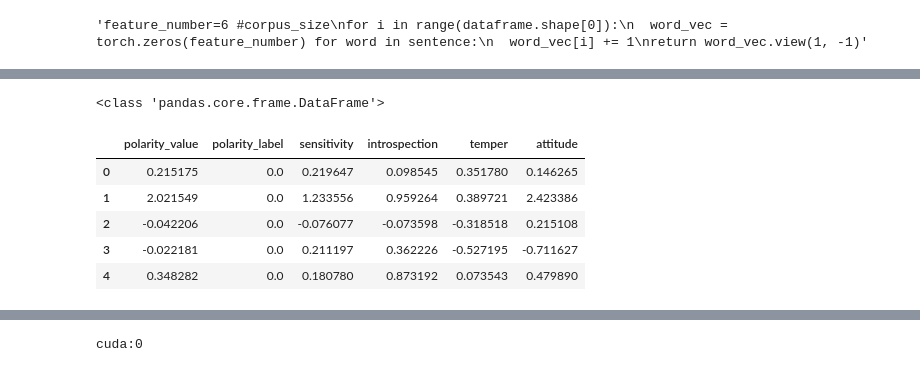
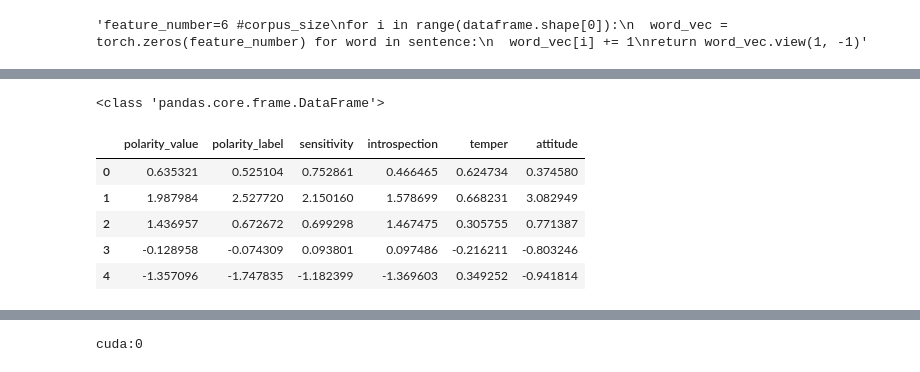
Before and after one commit to L-ansari/Natural-Language-Processing-tasks, a Jupyter notebook: scentic.ipynb, the cells around one changed output, grey strips where cells are left out. Drawn from its saved outputs; the diff is of its cells as text; code cells hidden in the pictures.

```diff
--- a/scentic.ipynb
+++ b/scentic.ipynb
@@ -223,5 +241,9 @@ print(df_train['label'][1])
 # %% [output]
 depression
+# %%
+dict_cls = {'depression': 1, 'depression_ctrl': 0}
+df_trainn['label'] = df_trainn['label'].map(dict_cls)
+#y_test = df_test['label'].map(dict_cls)
 # %%
 """
 df_train['label'] = df['label'].astype('category')
@@ -238,13 +260,14 @@ df['label'].replace(encode_map, inplace=True)
 # %% [output]
 "\ndf_train['label'] = df['label'].astype('category')\n\nencode_map = {\n    'depression': 1,\n    'depression_ctrl': 0,\n    'ptsd':0,\n    'ptsd_ctrl':0\n}\n\ndf['label'].replace(encode_map, inplace ...
 # %%
-for i in range (0, (df_train.shape[0])):
-  if (df_train['label'][i]=='depression' ) :
+"""
+for i in range (0, (df_trainn.shape[0])):
+  if (df_trainn['label'][i]=='depression') :
 
-    df_train['label'][i]= 1
+    df_trainn['label'][i]= 1
   else:
         #False
-    df_train['label'][i]= 0
+    df_trainn['label'][i]= 0
 
-df_train.head()
+df_trainn.head()"""
 # %% [output]
@@ -265,7 +275,7 @@ See the caveats in the documentation: https://pandas.pydata.org/pandas-docs/stab
 # %%
 #scaler = StandardScaler()
 #df_train = scaler.fit_transform(df_train)
-features = df_train[["polarity_value", "polarity_label", "sensitivity", "introspection", "temper", "attitude"]]
+features = df_trainn[["polarity_value", "polarity_label", "sensitivity", "introspection", "temper", "attitude"]]
 autoscaler = StandardScaler()
 features[:] = autoscaler.fit_transform(features.values)
 # %% [output]
@@ -291,12 +301,12 @@ features.head()
 # %%
 # Normalize aquired values
-df_train['polarity_value']=features['polarity_value']
-df_train['polarity_label']=features['polarity_label']
-df_train['sensitivity']=features['sensitivity']
-df_train['introspection']=features['introspection']
-df_train['temper']=features['temper']
-df_train['attitude']=features['attitude']
+df_trainn['polarity_value']=features['polarity_value']
+df_trainn['polarity_label']=features['polarity_label']
+df_trainn['sensitivity']=features['sensitivity']
+df_trainn['introspection']=features['introspection']
+df_trainn['temper']=features['temper']
+df_trainn['attitude']=features['attitude']
 
-df_train.head()
+df_trainn.head()
 # %% [output]
 |  | label | text | polarity_value | polarity_label | sensitivity | introspection | temper | attitude |
@@ -512,18 +519,18 @@ tensor([[0.5885, 0.4115]])
 tensor(1.)
 # %%
-X = df_train.iloc[:, 2:]
-y = df_train.iloc[:, 0]
+X = df_trainn.iloc[:, 2:]
+y = df_trainn.iloc[:, 0]
 
 print(type(X))
 X.head()
 # %% [output]
 <class 'pandas.core.frame.DataFrame'>
 |  | polarity_value | polarity_label | sensitivity | introspection | temper | attitude |
-| 0 | 0.215175 | 0.0 | 0.219647 | 0.098545 | 0.351780 | 0.146265 |
-| 1 | 2.021549 | 0.0 | 1.233556 | 0.959264 | 0.389721 | 2.423386 |
-| 2 | -0.042206 | 0.0 | -0.076077 | -0.073598 | -0.318518 | 0.215108 |
-| 3 | -0.022181 | 0.0 | 0.211197 | 0.362226 | -0.527195 | -0.711627 |
-| 4 | 0.348282 | 0.0 | 0.180780 | 0.873192 | 0.073543 | 0.479890 |
+| 0 | 0.635321 | 0.525104 | 0.752861 | 0.466465 | 0.624734 | 0.374580 |
+| 1 | 1.987984 | 2.527720 | 2.150160 | 1.578699 | 0.668231 | 3.082949 |
+| 2 | 1.436957 | 0.672672 | 0.699298 | 1.467475 | 0.305755 | 0.771387 |
+| 3 | -0.128958 | -0.074309 | 0.093801 | 0.097486 | -0.216211 | -0.803246 |
+| 4 | -1.357096 | -1.747835 | -1.182399 | -1.369603 | 0.349252 | -0.941814 |
 # %%
 y.head()
 # %% [output]
```
Also changed, not shown: parts of 42 cells of this notebook.
